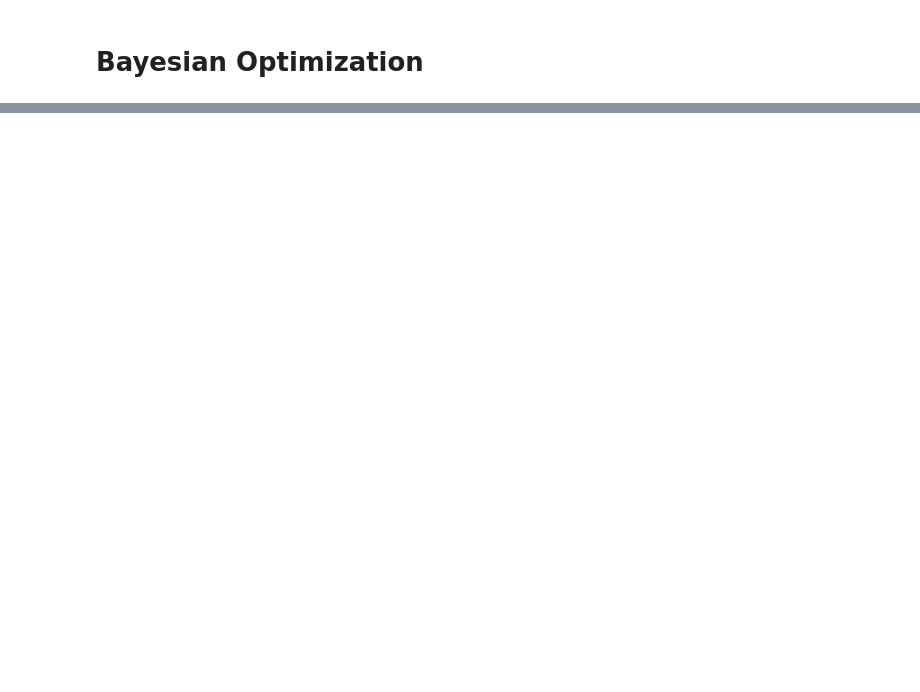
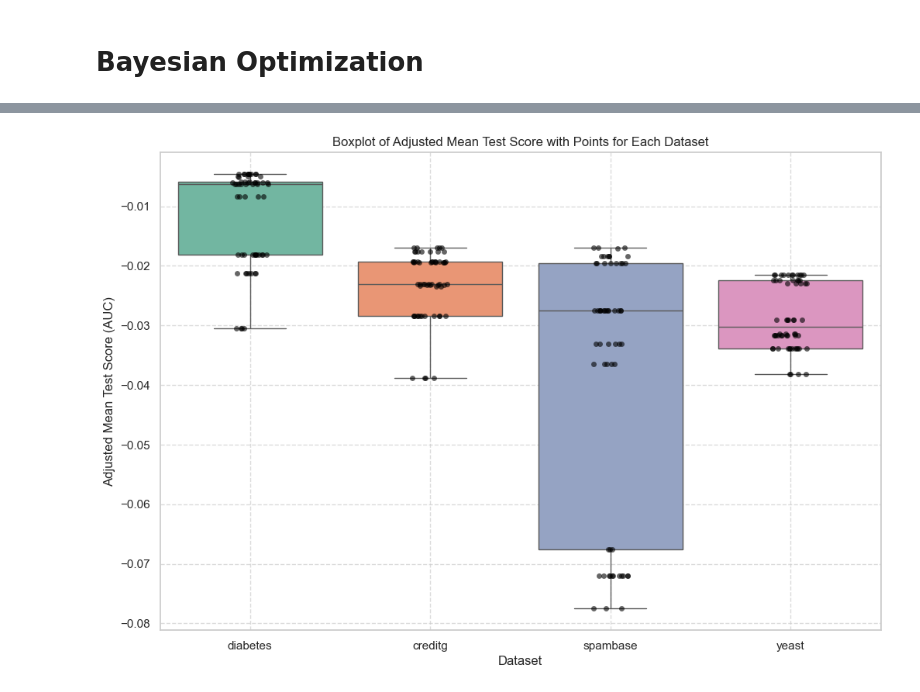
Before and after one commit to JakKepka/AutoML, a Jupyter notebook: AutoTuning/AutoTuning.ipynb, the cells around one changed output, grey strips where cells are left out. Cells and saved outputs as stored; diff of their text form; code cells hidden in the pictures; blank space fills up the shorter version.

```diff
--- a/AutoTuning/AutoTuning.ipynb
+++ b/AutoTuning/AutoTuning.ipynb
@@ -400,0 +601,4 @@ Dataset: spambase
+# %%
+show_boxplot(all_data_bayes)
+# %% [output]
+[figure, added]
```
Also changed, not shown: parts of 16 cells of this notebook, 27 other files.
